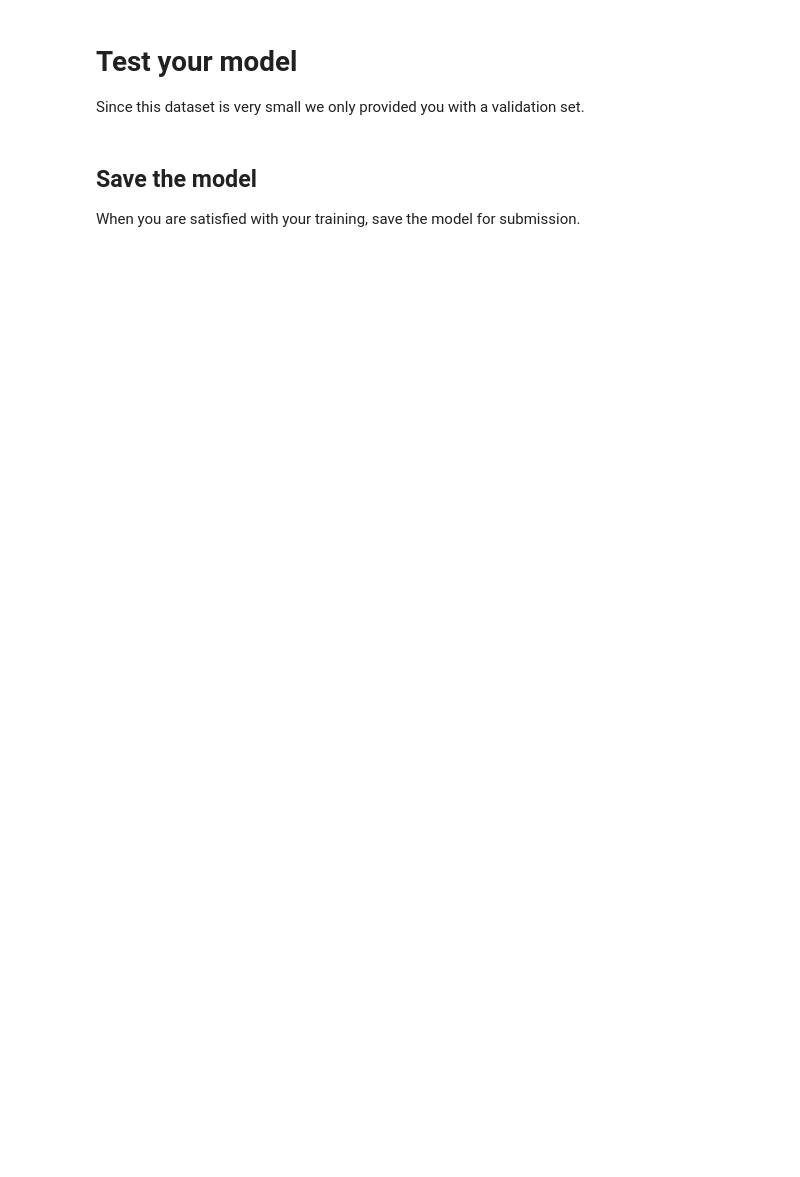
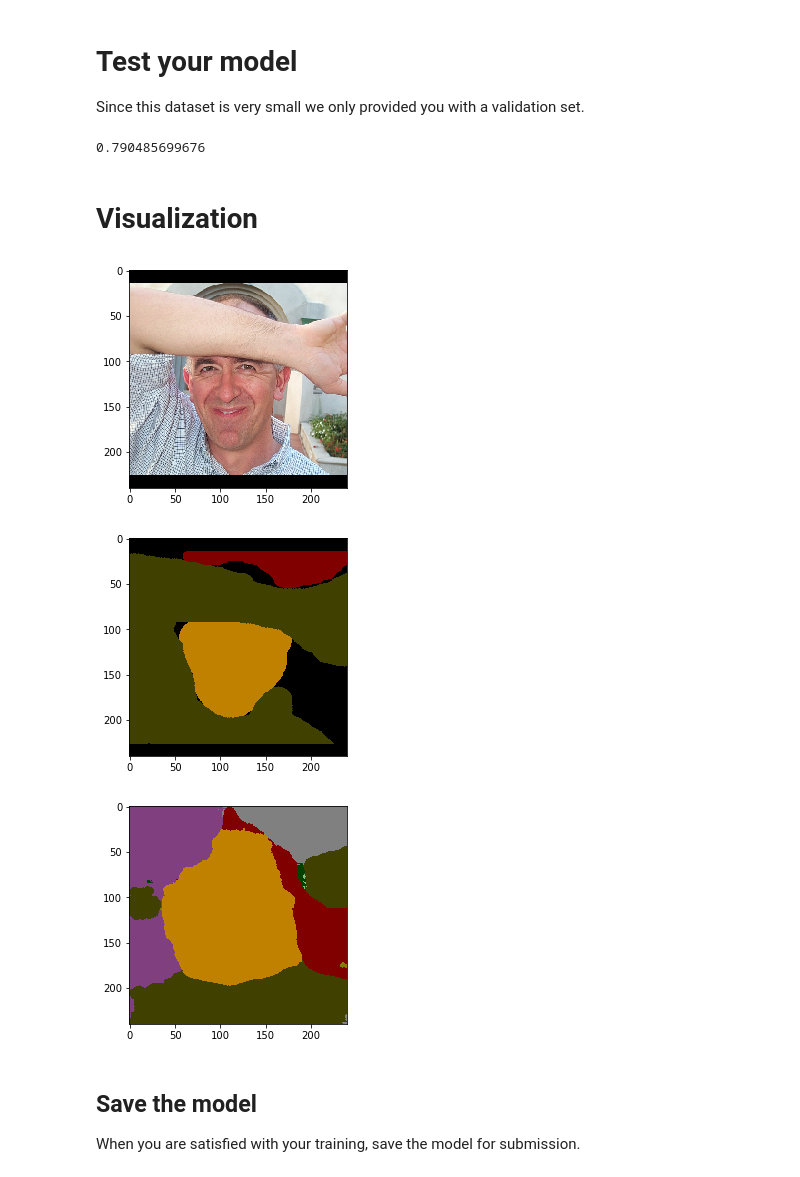
Before and after one commit to sytrus-in-github/dl4cvEx, a Jupyter notebook: DL4CV_Exercise3/4_semantic_segmentation.ipynb, the cells around one changed output. Cells and saved outputs as stored; diff of their text form; code cells hidden in the pictures; blank space fills up the shorter version.

```diff
--- a/DL4CV_Exercise3/4_semantic_segmentation.ipynb
+++ b/DL4CV_Exercise3/4_semantic_segmentation.ipynb
@@ -67,6 +118,7 @@ test_loader = torch.utils.data.DataLoader(test_data,
                                           num_workers=1)
 
 test_scores = []
+model.cpu()
 model.eval()
 for batch in test_loader:
     inputs, labels = Variable(batch[0]), Variable(batch[1])
@@ -74,11 +126,33 @@ for batch in test_loader:
     outputs = model.forward(inputs)
     _, preds = torch.max(outputs, 1)
     labels_mask = labels >= 0
-    #print(np.mean((preds == labels)[labels_mask].data.numpy()))
     test_scores.append(np.mean((preds == labels)[labels_mask].data.numpy()))
+
 model.train()
 test_acc = np.mean(test_scores)
 print(test_acc)
+# %% [output]
+0.790485699676
+# %% [markdown]
+# Visualization
+# %%
+from dl4cv.data_utils import label_img_to_rgb
+
+img, target, pred = inputs[0].data.numpy(), labels[0].data.numpy(), preds[0].data.numpy()
+
+plt.figure(figsize=(4,4))
+plt.imshow(img.transpose(1,2,0))
+plt.show()
+plt.figure(figsize=(4,4))
+plt.imshow(label_img_to_rgb(target))
+plt.show()
+plt.figure(figsize=(4,4))
+plt.imshow(label_img_to_rgb(pred))
+plt.show()
+# %% [output]
+[figure, added]
+[figure, added]
+[figure, added]
 # %% [markdown]
 ## Save the model
 
```
Also changed, not shown: parts of 6 cells of this notebook, 10 other files.
